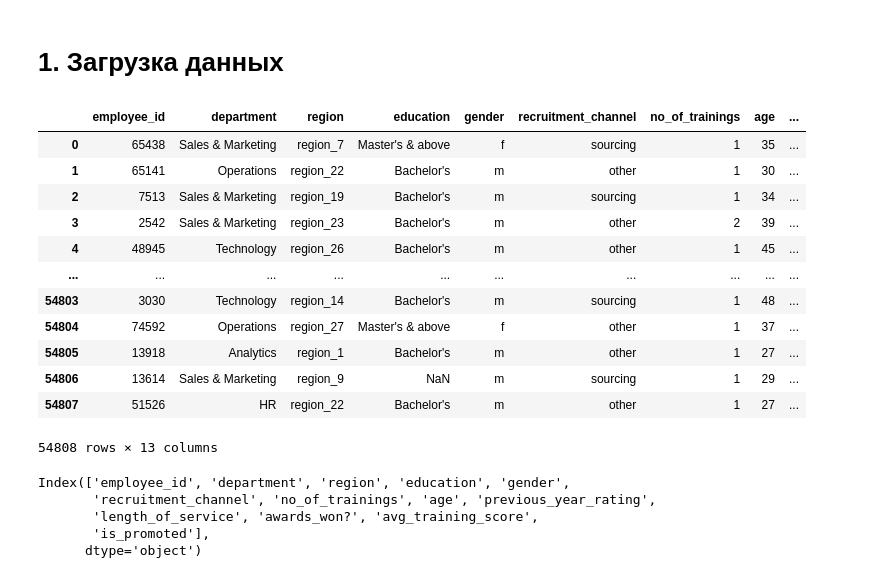
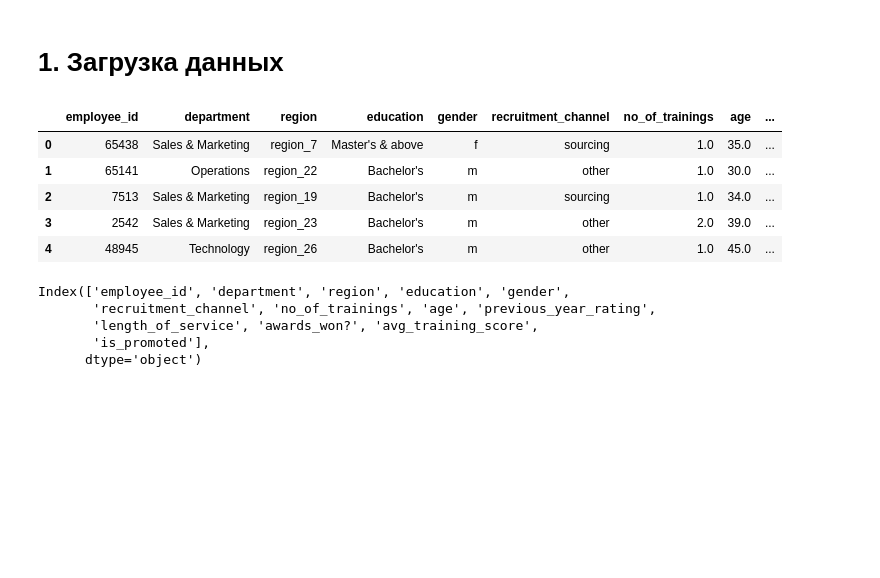
Before and after one commit to tarasov001/ml, a Jupyter notebook: Employee_promotion.ipynb, the cells around one changed output. Cells and saved outputs as stored; diff of their text form; code cells hidden in the pictures; blank space fills up the shorter version.

```diff
--- a/Employee_promotion.ipynb
+++ b/Employee_promotion.ipynb
@@ -19,21 +19,14 @@ Autosaving every 10 seconds
 # %%
 data = pd.read_csv("data.csv")
 
-data
+data.head()
 # %% [output]
 |  | employee_id | department | region | education | gender | recruitment_channel | no_of_trainings | age | ... |
-| 0 | 65438 | Sales & Marketing | region_7 | Master's & above | f | sourcing | 1 | 35 | ... |
-| 1 | 65141 | Operations | region_22 | Bachelor's | m | other | 1 | 30 | ... |
-| 2 | 7513 | Sales & Marketing | region_19 | Bachelor's | m | sourcing | 1 | 34 | ... |
-| 3 | 2542 | Sales & Marketing | region_23 | Bachelor's | m | other | 2 | 39 | ... |
-| 4 | 48945 | Technology | region_26 | Bachelor's | m | other | 1 | 45 | ... |
-| ... | ... | ... | ... | ... | ... | ... | ... | ... | ... |
-| 54803 | 3030 | Technology | region_14 | Bachelor's | m | sourcing | 1 | 48 | ... |
-| 54804 | 74592 | Operations | region_27 | Master's & above | f | other | 1 | 37 | ... |
-| 54805 | 13918 | Analytics | region_1 | Bachelor's | m | other | 1 | 27 | ... |
-| 54806 | 13614 | Sales & Marketing | region_9 | NaN | m | sourcing | 1 | 29 | ... |
-| 54807 | 51526 | HR | region_22 | Bachelor's | m | other | 1 | 27 | ... |
+| 0 | 65438 | Sales & Marketing | region_7 | Master's & above | f | sourcing | 1.0 | 35.0 | ... |
+| 1 | 65141 | Operations | region_22 | Bachelor's | m | other | 1.0 | 30.0 | ... |
+| 2 | 7513 | Sales & Marketing | region_19 | Bachelor's | m | sourcing | 1.0 | 34.0 | ... |
+| 3 | 2542 | Sales & Marketing | region_23 | Bachelor's | m | other | 2.0 | 39.0 | ... |
+| 4 | 48945 | Technology | region_26 | Bachelor's | m | other | 1.0 | 45.0 | ... |
-54808 rows × 13 columns
 # %%
 data.columns
 # %% [output]
```
Also changed, not shown: parts of 9 cells of this notebook.
